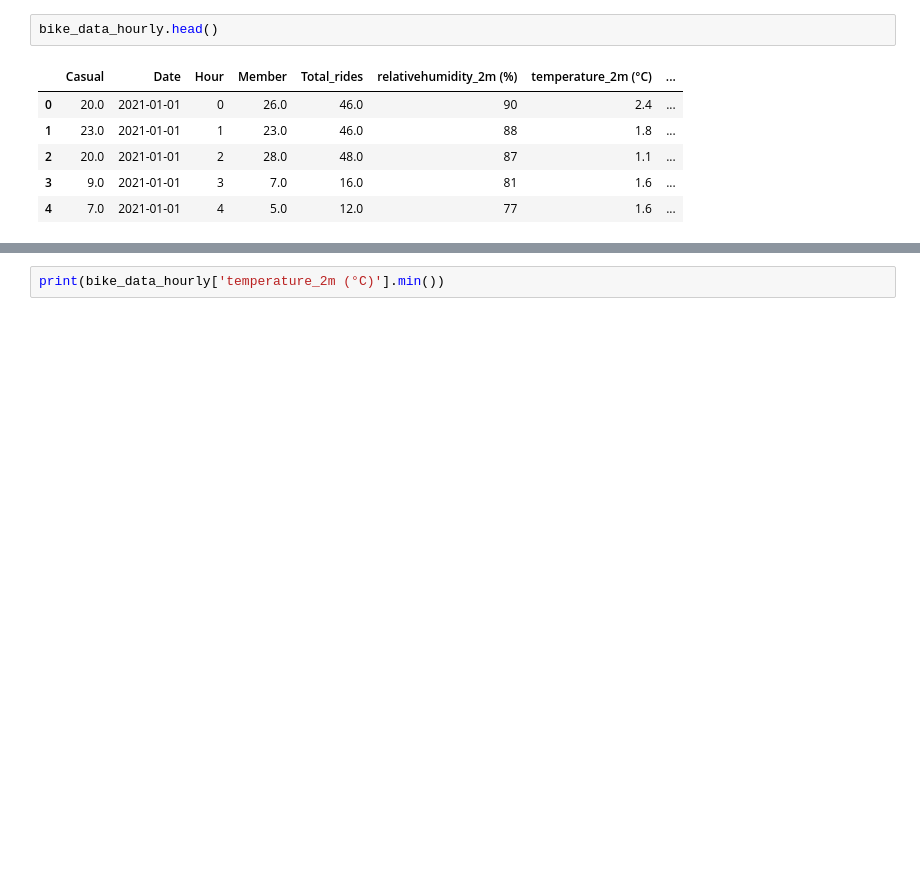
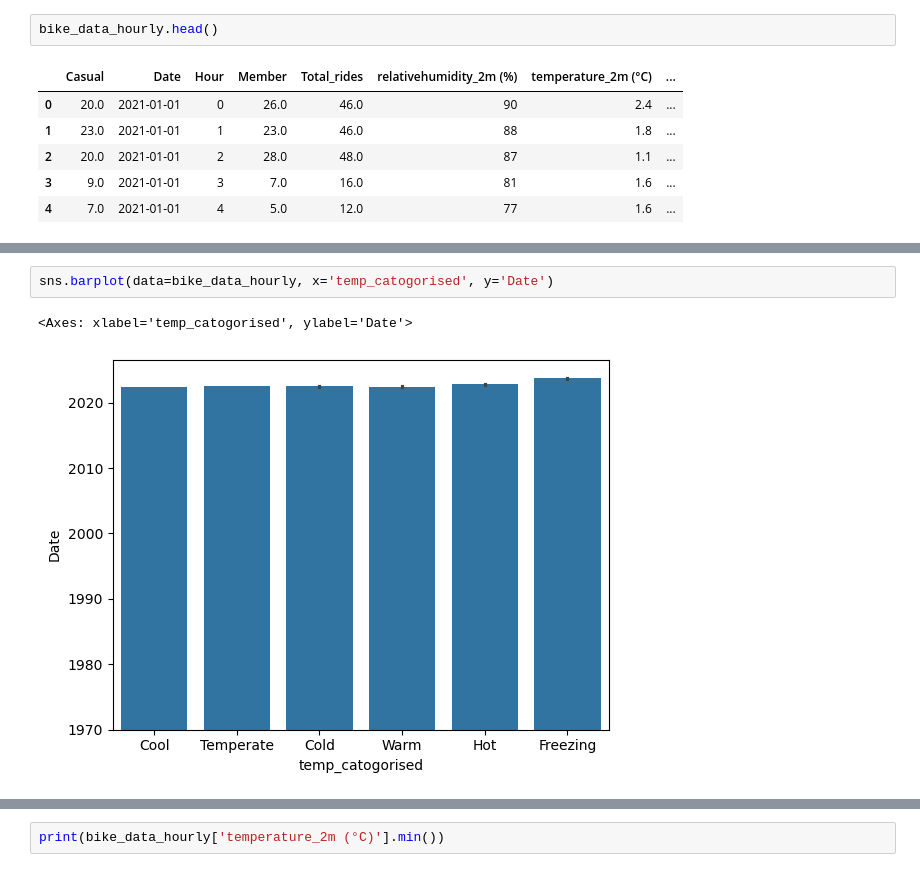
Before and after one commit to enzo253/data-science, a Jupyter notebook: bike_project/bike_data.ipynb, the cells around one changed output, grey strips where cells are left out. Saved outputs shown, nothing was run; the diff lists cells and outputs as text; blank space fills up the shorter version.

```diff
--- a/bike_project/bike_data.ipynb
+++ b/bike_project/bike_data.ipynb
@@ -94,0 +151,5 @@ bike_data_hourly.head()
+# %%
+sns.barplot(data=bike_data_hourly, x='temp_catogorised', y='Date')
+# %% [output]
+<Axes: xlabel='temp_catogorised', ylabel='Date'>
+[figure, added]
```
Also changed, not shown: parts of 29 cells of this notebook.
